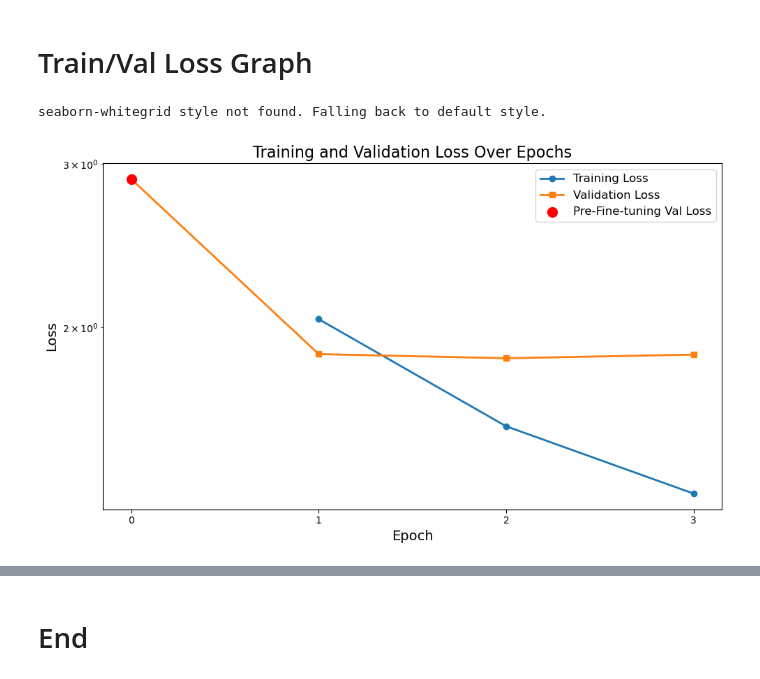
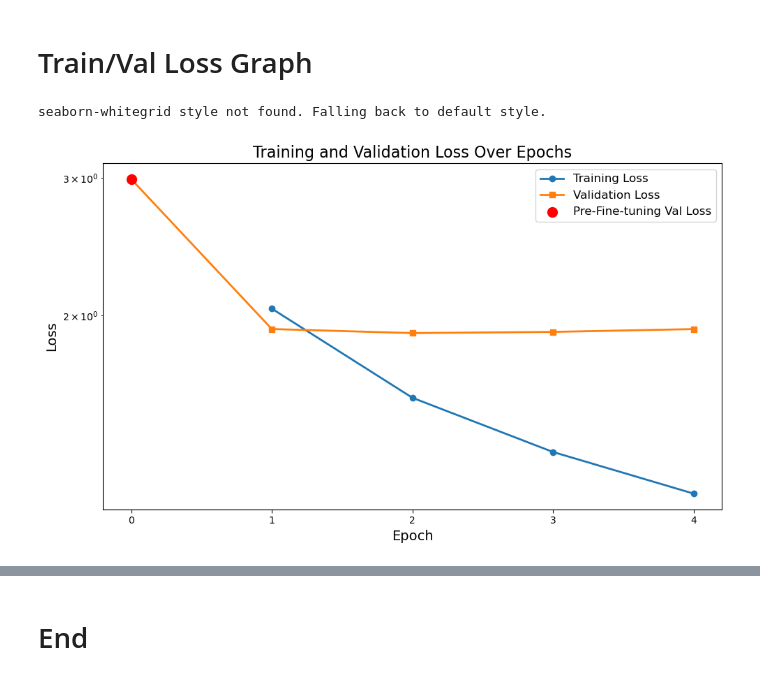
Before and after one commit to TrevorPoon/llm-self-play-liquidhaskell, a Jupyter notebook: src/utils/visual.ipynb, the cells around one changed output, grey strips where cells are left out. Cells and saved outputs as stored; diff of their text form; code cells hidden in the pictures.

```diff
--- a/src/utils/visual.ipynb
+++ b/src/utils/visual.ipynb
@@ -60,7 +60,7 @@ import re
 import matplotlib.pyplot as plt
 
 # Path to your log file
-log_path = "/home/s2652867/llm-self-play-liquidhaskell/log/output/output_2025-03-23_21-08-18.log"
+log_path = "/home/s2652867/llm-self-play-liquidhaskell/log/output/output_2025-03-24_10-52-11.log"
 
 def generate_loss_graph(log_path):
     # Dictionaries to store loss values per epoch
@@ -116,31 +116,31 @@ def generate_loss_graph(log_path):
         plt.style.use("seaborn-whitegrid")
     except Exception as e:
         print("seaborn-whitegrid style not found. Falling back to default style.")
         plt.style.use("default")
 
     plt.figure(figsize=(10, 6))
 
     # Plot training loss (starting from epoch 1)
     plt.plot(train_epochs, train_losses, marker="o", linewidth=2, label="Training Loss")
 
     # Plot validation loss (including pre-training as epoch 0)
     plt.plot(val_epochs, val_losses, marker="s", linewidth=2, label="Validation Loss")
 
     # Mark the pre-fine-tuning validation loss distinctly
     if pre_val_loss is not None:
         plt.scatter(0, pre_val_loss, color="red", s=100, zorder=5, label="Pre-Fine-tuning Val Loss")
 
     # Add labels, title, and legend with academic styling
     plt.xlabel("Epoch", fontsize=14)
     plt.ylabel("Loss", fontsize=14)
     plt.yscale("log")   # Logarithmic scale for better visualization
     plt.title("Training and Validation Loss Over Epochs", fontsize=16)
     plt.xticks(range(0, max(val_epochs)+1))
     plt.legend(fontsize=12)
     plt.tight_layout()
     plt.show()
 
 generate_loss_graph(log_path)
 # %% [output]
 seaborn-whitegrid style not found. Falling back to default style.
-[figure, old version]
+[figure, new version]
```
Also changed, not shown: parts of 5 cells of this notebook, 8 other files.
